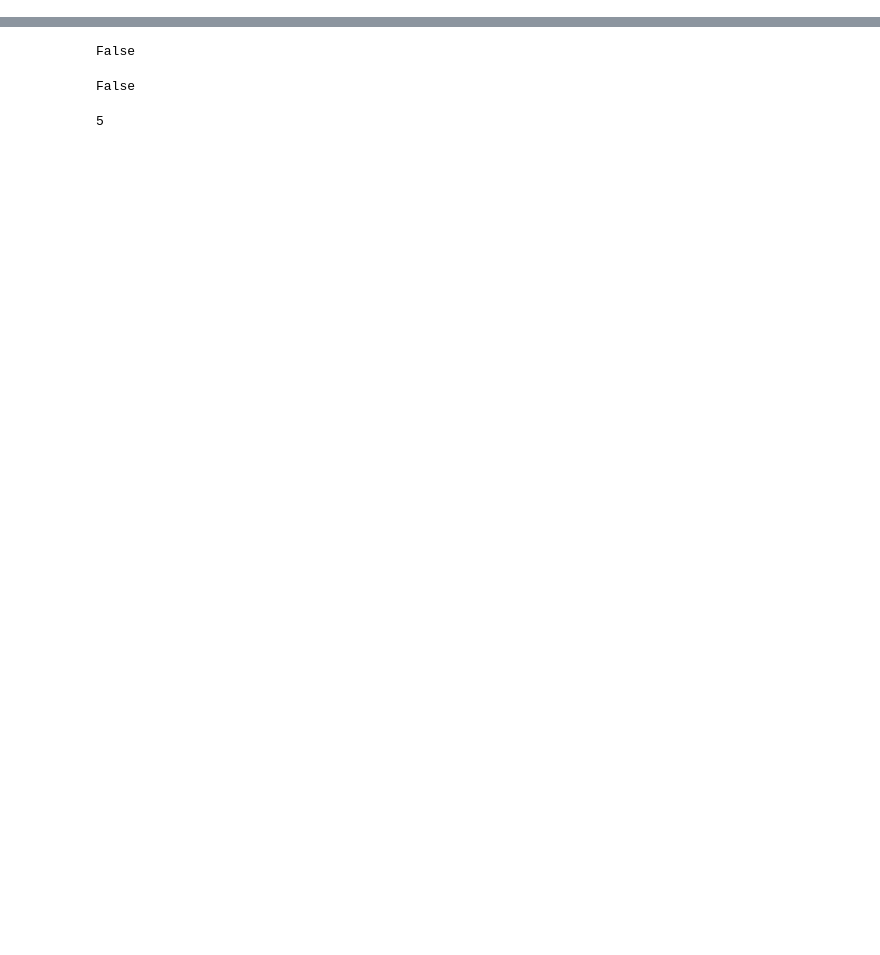
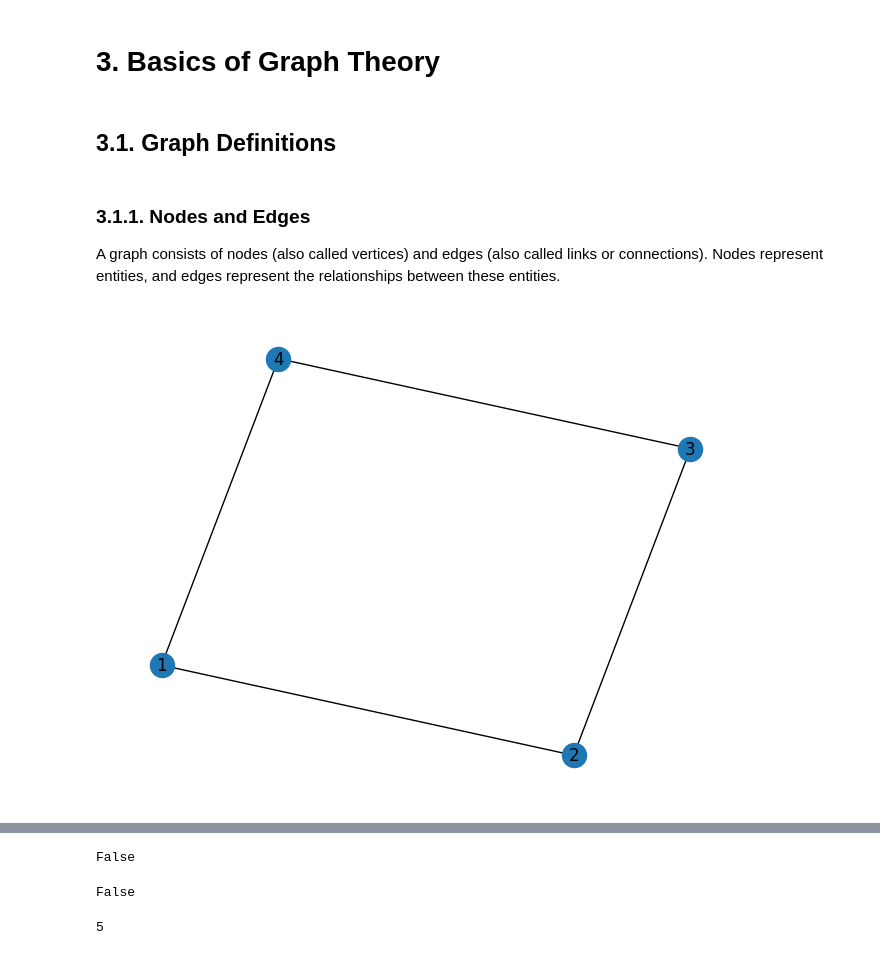
Before and after one commit to Rumit95/GNN-Understanding, a Jupyter notebook: network-x.ipynb, the cells around one changed output, grey strips where cells are left out. Drawn from its saved outputs; the diff is of its cells as text; code cells hidden in the pictures; blank space fills up the shorter version.

```diff
--- a/network-x.ipynb
+++ b/network-x.ipynb
@@ -80,0 +34,25 @@ G.graph
+# %% [markdown]
+# 3. Basics of Graph Theory
+# %% [markdown]
+## 3.1. Graph Definitions
+# %% [markdown]
+### 3.1.1. Nodes and Edges
+
+A graph consists of nodes (also called vertices) and edges (also called links or connections). Nodes represent entities, and edges represent the relationships between these entities.
+# %%
+# Create an empty graph
+G = nx.Graph()
+
+# Add nodes
+G.add_node(1)
+G.add_nodes_from([2, 3, 4])
+
+# Add edges
+G.add_edge(1, 2)
+G.add_edges_from([(2, 3), (3, 4), (4, 1)])
+
+# Draw the graph
+nx.draw(G, with_labels=True)
+# plt.show()
+# %% [output]
+[figure, added]
```
Also changed, not shown: parts of 73 cells of this notebook.
